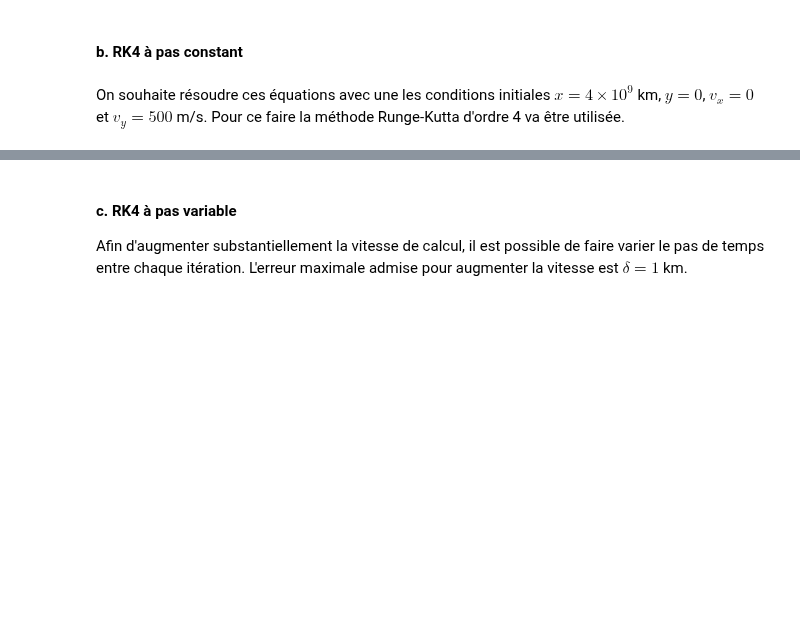
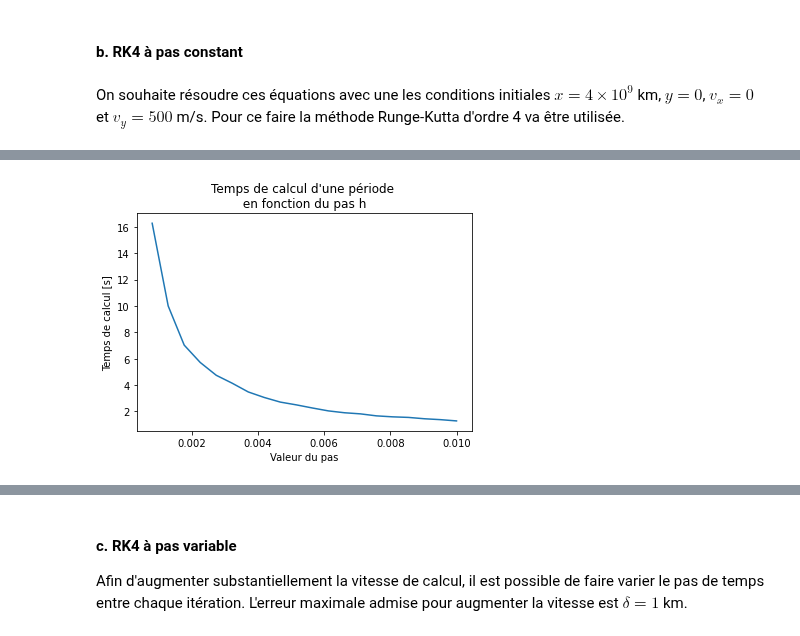
Before and after one commit to essheh/PHYZ_NUM, a Jupyter notebook: TP3/TP3_Boissinnot_Gaudreault_LessardH.ipynb, the cells around one changed output, grey strips where cells are left out. Drawn from its saved outputs; the diff is of its cells as text; code cells hidden in the pictures; blank space fills up the shorter version.

```diff
--- a/TP3/TP3_Boissinnot_Gaudreault_LessardH.ipynb
+++ b/TP3/TP3_Boissinnot_Gaudreault_LessardH.ipynb
@@ -127,0 +158,8 @@ Le nombre de pas est: 100001.
+# %%
+plt.plot(h, time_step)
+plt.xlabel("Valeur du pas")
+plt.ylabel("Temps de calcul [s]")
+plt.title("Temps de calcul d'une période \n en fonction du pas h ".format(t_points[-1]))
+plt.show()
+# %% [output]
+[figure, added]
```
Also changed, not shown: parts of 9 cells of this notebook, 1 other file.
